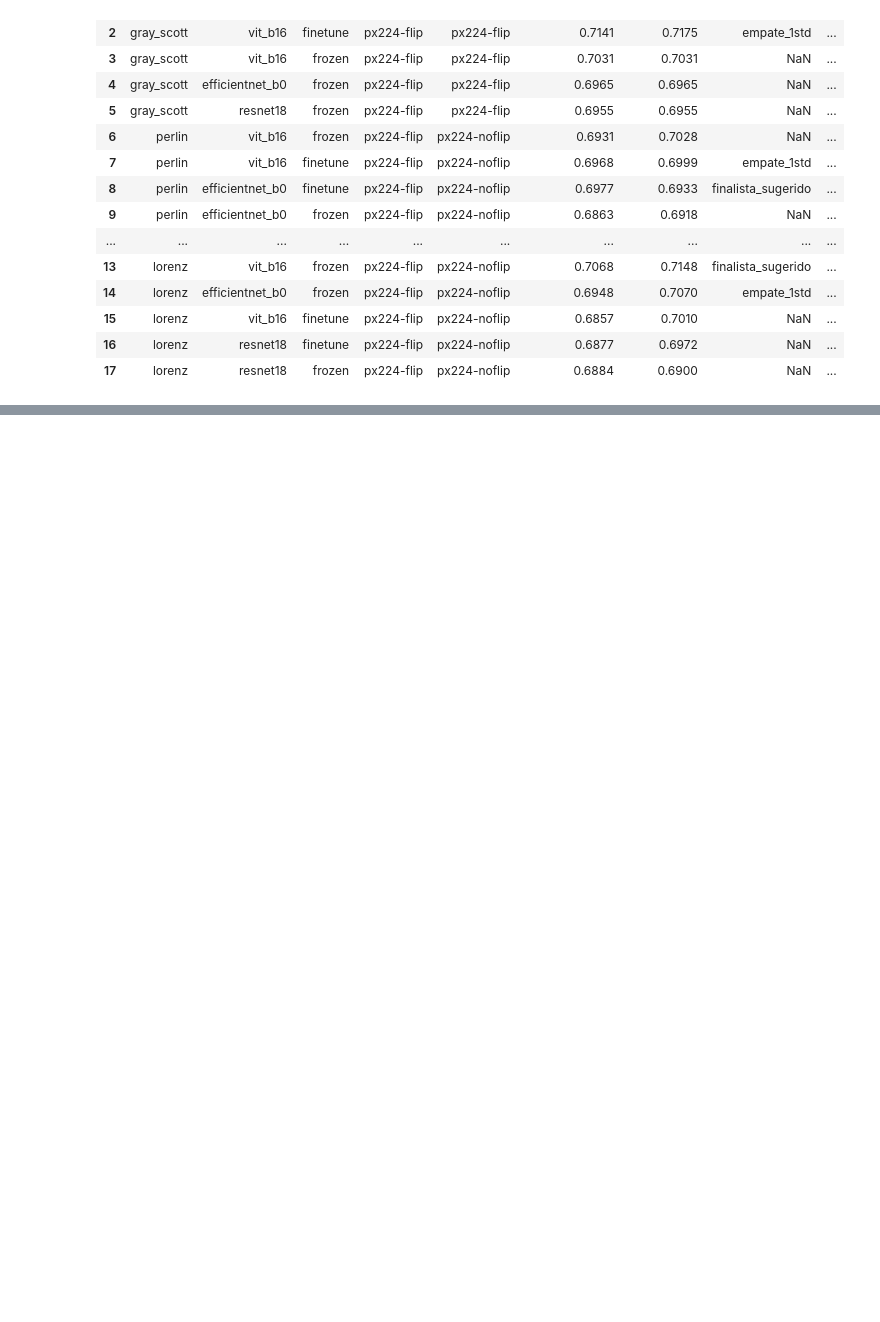
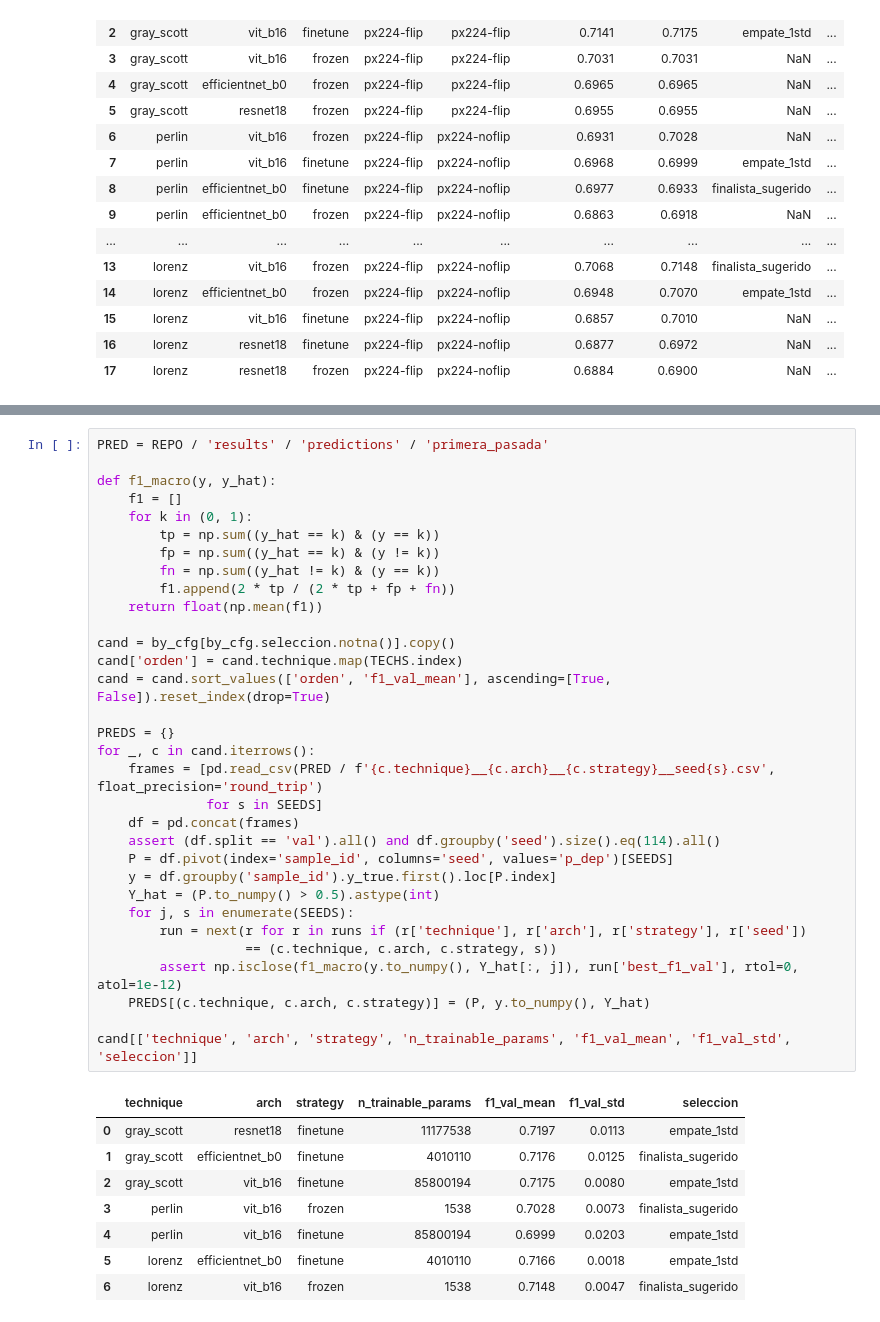
Before and after one commit to DpalaciosR20/ttdicevc, a Jupyter notebook: notebooks/F3.2_primera_pasada.ipynb, the cells around one changed output, grey strips where cells are left out. Drawn from its saved outputs; the diff is of its cells as text; blank space fills up the shorter version.

```diff
--- a/notebooks/F3.2_primera_pasada.ipynb
+++ b/notebooks/F3.2_primera_pasada.ipynb
@@ -221,0 +283,41 @@ both[['technique', 'arch', 'strategy', 'variant_v0', 'variant', 'f1_val_mean_v0'
+# %%
+PRED = REPO / 'results' / 'predictions' / 'primera_pasada'
+
+def f1_macro(y, y_hat):
+    f1 = []
+    for k in (0, 1):
+        tp = np.sum((y_hat == k) & (y == k))
+        fp = np.sum((y_hat == k) & (y != k))
+        fn = np.sum((y_hat != k) & (y == k))
+        f1.append(2 * tp / (2 * tp + fp + fn))
+    return float(np.mean(f1))
+
+cand = by_cfg[by_cfg.seleccion.notna()].copy()
+cand['orden'] = cand.technique.map(TECHS.index)
+cand = cand.sort_values(['orden', 'f1_val_mean'], ascending=[True, False]).reset_index(drop=True)
+
+PREDS = {}
+for _, c in cand.iterrows():
+    frames = [pd.read_csv(PRED / f'{c.technique}__{c.arch}__{c.strategy}__seed{s}.csv', float_precision='round_trip')
+              for s in SEEDS]
+    df = pd.concat(frames)
+    assert (df.split == 'val').all() and df.groupby('seed').size().eq(114).all()
+    P = df.pivot(index='sample_id', columns='seed', values='p_dep')[SEEDS]
+    y = df.groupby('sample_id').y_true.first().loc[P.index]
+    Y_hat = (P.to_numpy() > 0.5).astype(int)
+    for j, s in enumerate(SEEDS):
+        run = next(r for r in runs if (r['technique'], r['arch'], r['strategy'], r['seed'])
+                   == (c.technique, c.arch, c.strategy, s))
+        assert np.isclose(f1_macro(y.to_numpy(), Y_hat[:, j]), run['best_f1_val'], rtol=0, atol=1e-12)
+    PREDS[(c.technique, c.arch, c.strategy)] = (P, y.to_numpy(), Y_hat)
+
+cand[['technique', 'arch', 'strategy', 'n_trainable_params', 'f1_val_mean', 'f1_val_std', 'seleccion']]
+# %% [output]
+|  | technique | arch | strategy | n_trainable_params | f1_val_mean | f1_val_std | seleccion |
+| 0 | gray_scott | resnet18 | finetune | 11177538 | 0.7197 | 0.0113 | empate_1std |
+| 1 | gray_scott | efficientnet_b0 | finetune | 4010110 | 0.7176 | 0.0125 | finalista_sugerido |
+| 2 | gray_scott | vit_b16 | finetune | 85800194 | 0.7175 | 0.0080 | empate_1std |
+| 3 | perlin | vit_b16 | frozen | 1538 | 0.7028 | 0.0073 | finalista_sugerido |
+| 4 | perlin | vit_b16 | finetune | 85800194 | 0.6999 | 0.0203 | empate_1std |
+| 5 | lorenz | efficientnet_b0 | finetune | 4010110 | 0.7166 | 0.0018 | empate_1std |
+| 6 | lorenz | vit_b16 | frozen | 1538 | 0.7148 | 0.0047 | finalista_sugerido |
```
Also changed, not shown: parts of 8 cells of this notebook, 5 other files.
